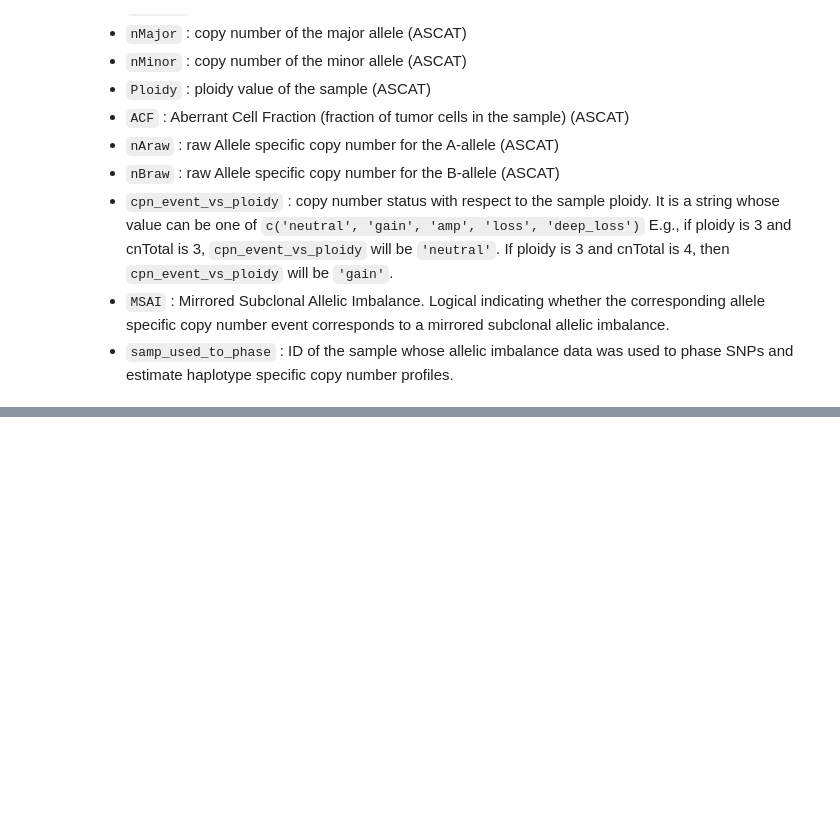
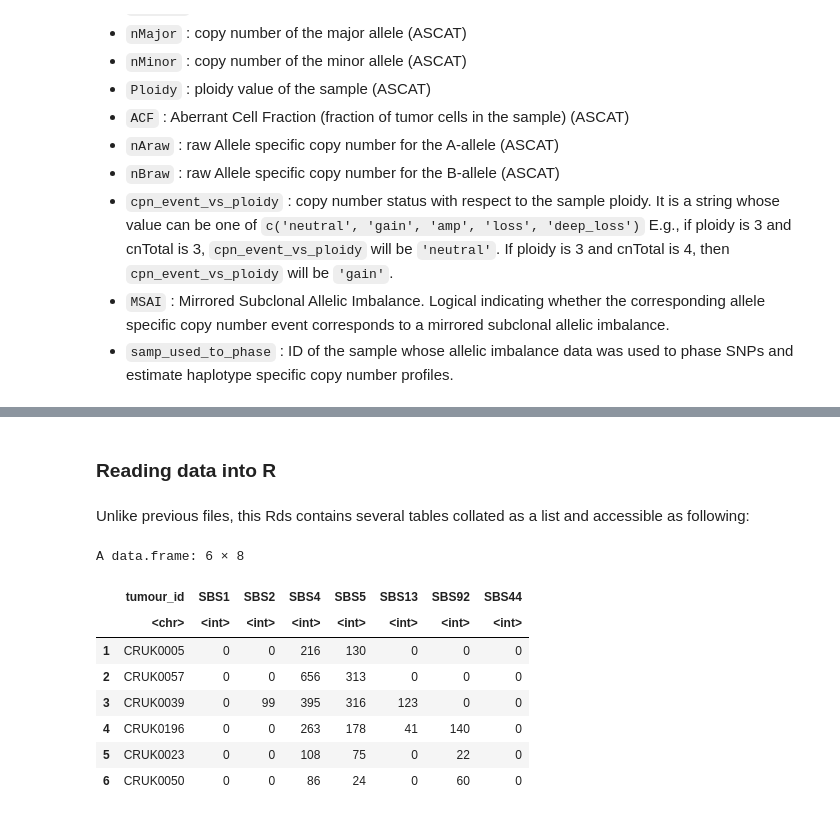
Before and after one commit to McGranahanLab/LCCE_workshop_2023, a Jupyter notebook: columns_description.ipynb, the cells around one changed output, grey strips where cells are left out. Saved outputs shown, nothing was run; the diff lists cells and outputs as text; code cells hidden in the pictures; blank space fills up the shorter version.

Commit message:
Added description of signature counts and weigths

```diff
--- a/columns_description.ipynb
+++ b/columns_description.ipynb
@@ -494,0 +503,2 @@ unique(cna_table[cna_table$patient_id == 'CRUK0223', ]$tumour_id)
+# %% [markdown]
+### Reading data into R <a class="anchor" id="Signatures-counts-Reading"></a>
@@ -494,0 +591,14 @@ unique(cna_table[cna_table$patient_id == 'CRUK0223', ]$tumour_id)
+# %% [markdown]
+Unlike previous files, this Rds contains several tables collated as a list and accessible as following:
+# %%
+head(signature_counts[['signature_counts_clonalMuts_perTumour']])
+# %% [output]
+A data.frame: 6 × 8
+|  | tumour_id | SBS1 | SBS2 | SBS4 | SBS5 | SBS13 | SBS92 | SBS44 |
+|  | <chr> | <int> | <int> | <int> | <int> | <int> | <int> | <int> |
+| 1 | CRUK0005 | 0 | 0 | 216 | 130 | 0 | 0 | 0 |
+| 2 | CRUK0057 | 0 | 0 | 656 | 313 | 0 | 0 | 0 |
+| 3 | CRUK0039 | 0 | 99 | 395 | 316 | 123 | 0 | 0 |
+| 4 | CRUK0196 | 0 | 0 | 263 | 178 | 41 | 140 | 0 |
+| 5 | CRUK0023 | 0 | 0 | 108 | 75 | 0 | 22 | 0 |
+| 6 | CRUK0050 | 0 | 0 | 86 | 24 | 0 | 60 | 0 |
```
Also changed, not shown: parts of 12 cells of this notebook.
